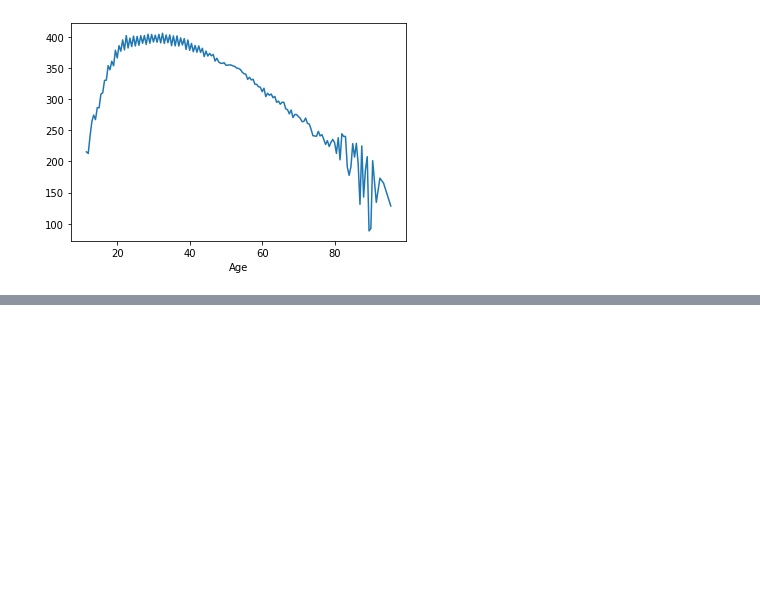
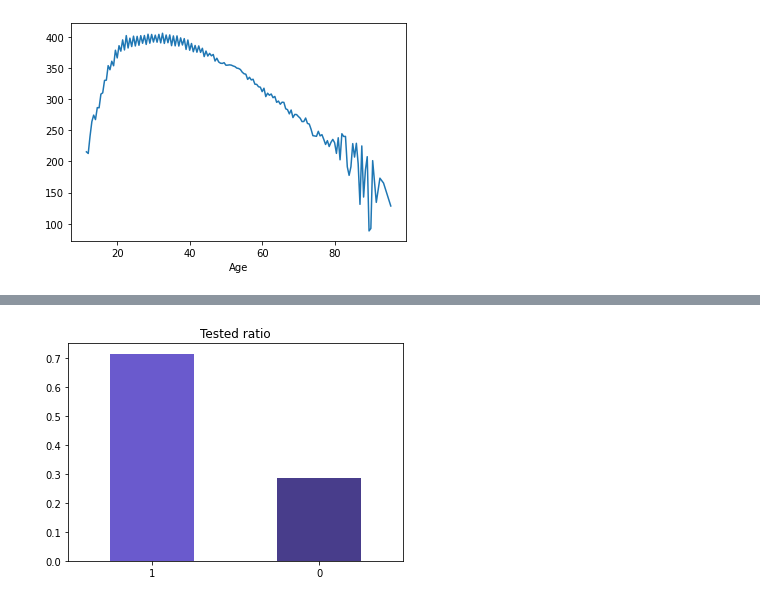
Before and after one commit to sbtmsk/Project2, a Jupyter notebook: AI_15_유재현_section2_project.ipynb, the cells around one changed output, grey strips where cells are left out. Cells and saved outputs as stored; diff of their text form; code cells hidden in the pictures; blank space fills up the shorter version.

```diff
--- a/AI_15_유재현_section2_project.ipynb
+++ b/AI_15_유재현_section2_project.ipynb
@@ -329,0 +392,6 @@ DF
+# %%
+'''
+str_expr = "Age <= 11"     # 나이가 11<=이다 (비교연산자 >=)
+DF_q = DF.query(str_expr).index  # 조건 부합 데이터 추출
+DF = DF.drop(DF_q).reset_index(drop=True)
+'''
@@ -329,0 +406,5 @@ DF
+# %%
+DF['Tested'].value_counts(normalize=True).plot(kind='bar', title = 'Tested ratio', rot=0, color=['slateblue', 'darkslateblue'])
+plt.show()
+# %% [output]
+[figure, added]
```
Also changed, not shown: parts of 11 cells of this notebook.
